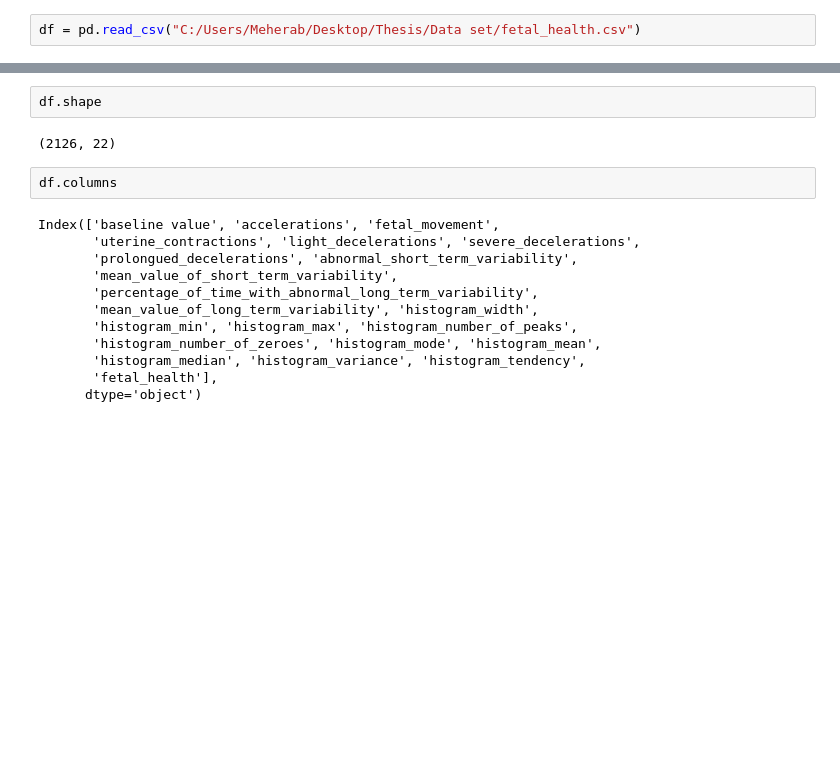
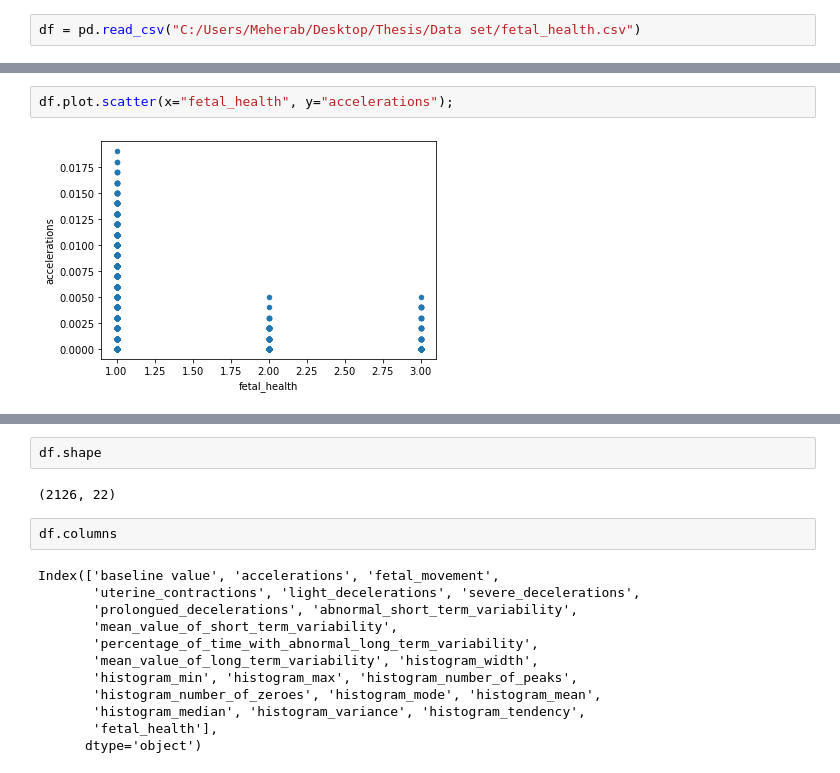
Before and after one commit to Meherab47787/Fetal-Risk-Prediction-Through-Different-machine-learning-techniques, a Jupyter notebook: Thesis 101.ipynb, the cells around one changed output, grey strips where cells are left out. Drawn from its saved outputs; the diff is of its cells as text; blank space fills up the shorter version.

```diff
--- a/Thesis 101.ipynb
+++ b/Thesis 101.ipynb
@@ -8,0 +67,4 @@ df = pd.read_csv("C:/Users/Meherab/Desktop/Thesis/Data set/fetal_health.csv")
+# %%
+df.plot.scatter(x="fetal_health", y="accelerations");
+# %% [output]
+[figure, added]
```
Also changed, not shown: parts of 40 cells of this notebook.
